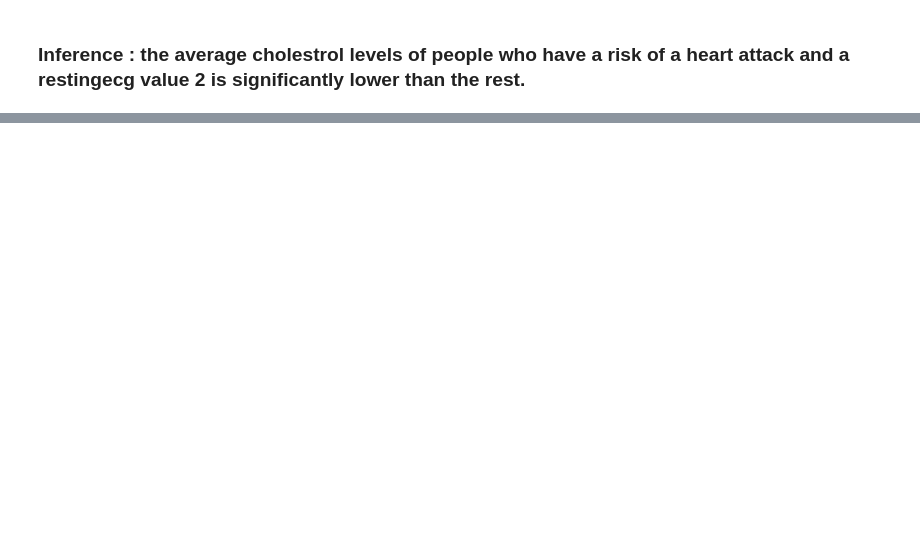
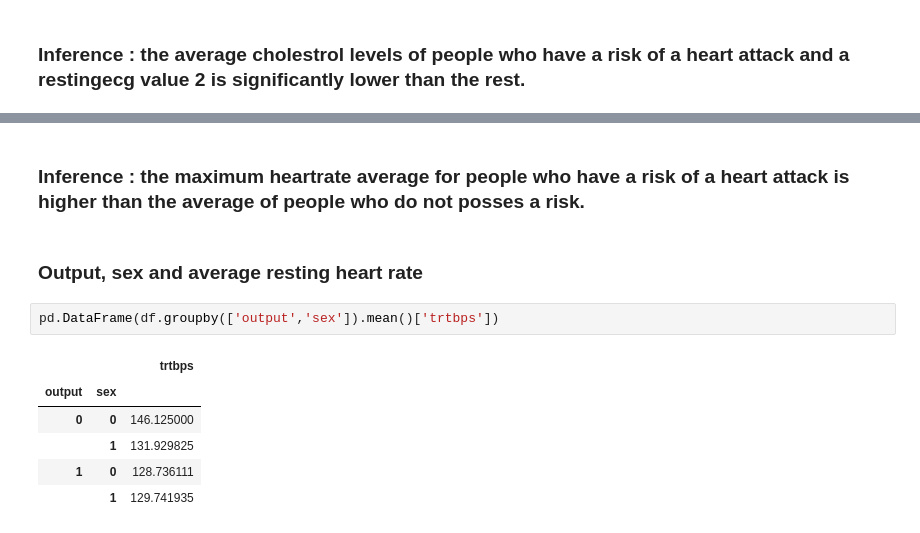
Before and after one commit to SharanKalyan/Heart-attack-predctions, a Jupyter notebook: Analysis.ipynb, the cells around one changed output, grey strips where cells are left out. Cells and saved outputs as stored; diff of their text form; blank space fills up the shorter version.

```diff
--- a/Analysis.ipynb
+++ b/Analysis.ipynb
@@ -331,0 +338,13 @@ pd.DataFrame(df.groupby(['output','restecg']).mean()['chol'])
+# %% [markdown]
+### Inference : the maximum heartrate average for people who have a risk of a heart attack is higher than the average of people who do not posses a risk.
+# %% [markdown]
+### Output, sex and average resting heart rate
+# %%
+pd.DataFrame(df.groupby(['output','sex']).mean()['trtbps'])
+# %% [output]
+|  |  | trtbps |
+| output | sex |  |
+| 0 | 0 | 146.125000 |
+|  | 1 | 131.929825 |
+| 1 | 0 | 128.736111 |
+|  | 1 | 129.741935 |
```
Also changed, not shown: parts of 5 cells of this notebook.
